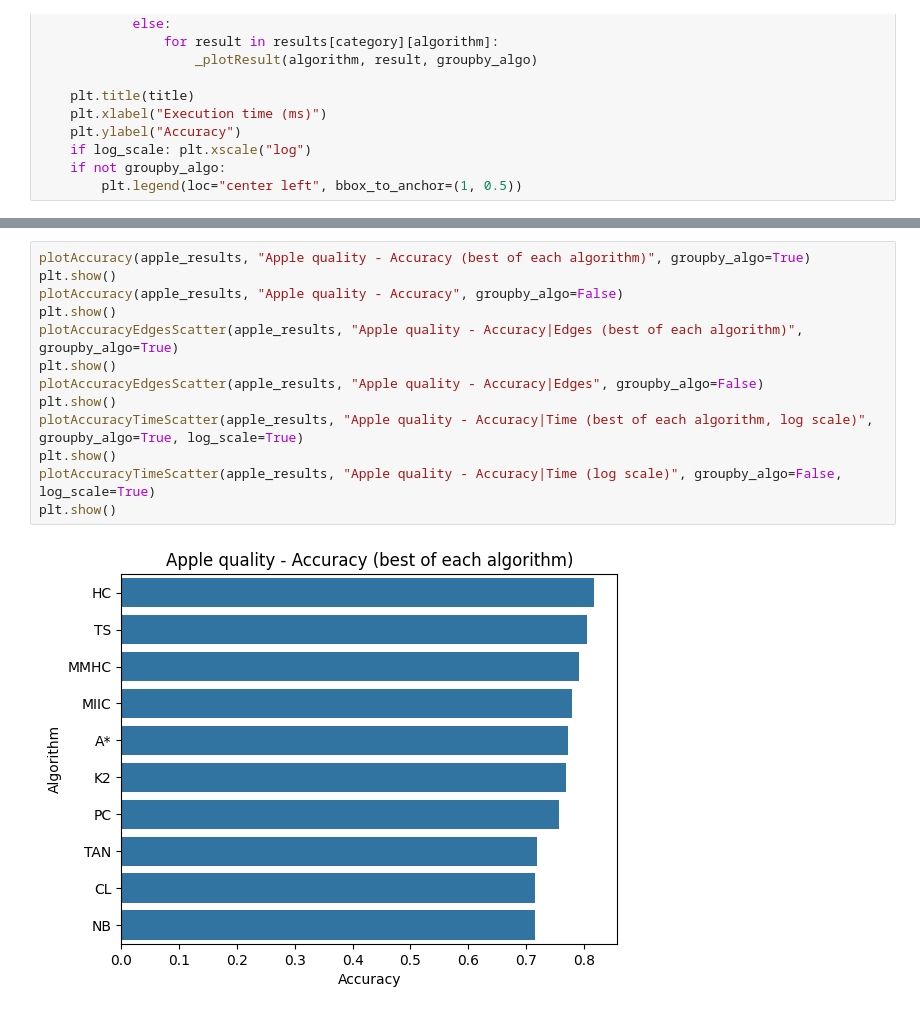
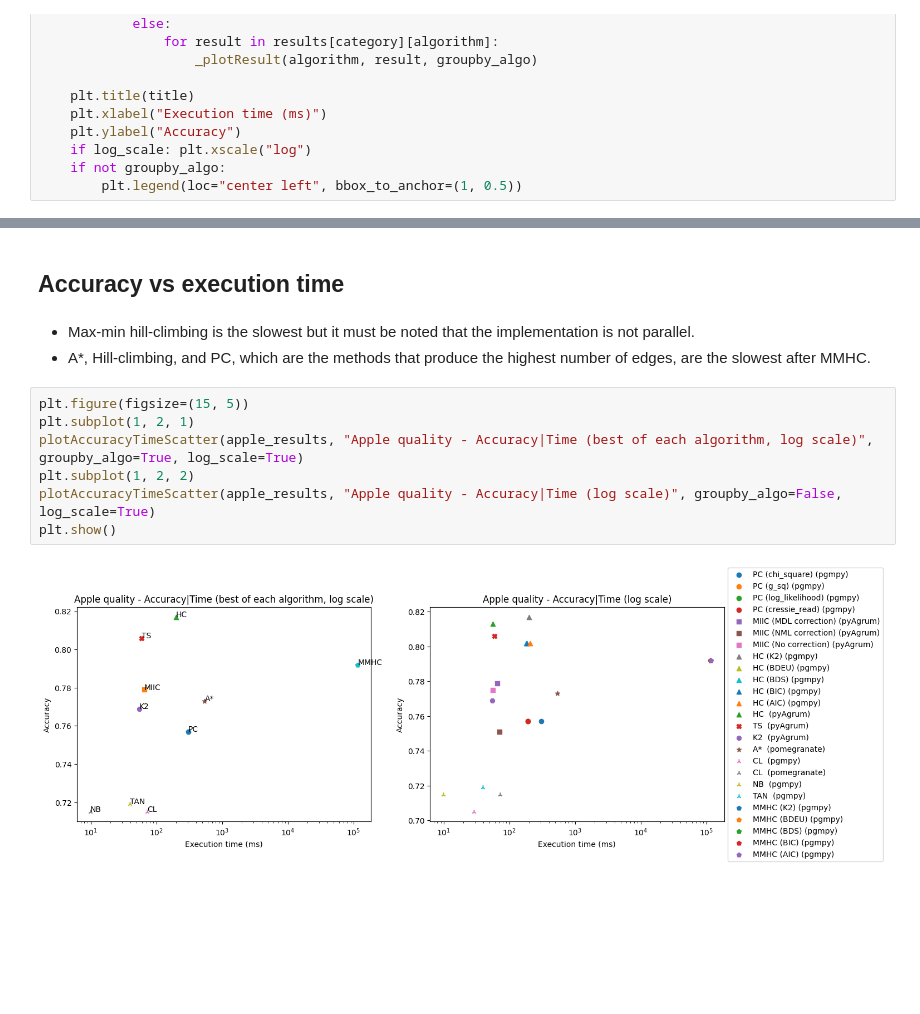
Before and after one commit to NotXia/bn-structure-learning-comparison, a Jupyter notebook: src/plots.ipynb, the cells around one changed output, grey strips where cells are left out. Cells and saved outputs as stored; diff of their text form; blank space fills up the shorter version.

```diff
--- a/src/plots.ipynb
+++ b/src/plots.ipynb
@@ -107,15 +170,14 @@ def plotAccuracyTimeScatter(results, title, groupby_algo=False, log_scale=False)
+# %% [markdown]
+## Accuracy vs execution time
+# %% [markdown]
+- Max-min hill-climbing is the slowest but it must be noted that the implementation is not parallel.
+- A*, Hill-climbing, and PC, which are the methods that produce the highest number of edges, are the slowest after MMHC.
 # %%
-plotAccuracy(apple_results, "Apple quality - Accuracy (best of each algorithm)", groupby_algo=True)
-plt.show()
-plotAccuracy(apple_results, "Apple quality - Accuracy", groupby_algo=False)
-plt.show()
-plotAccuracyEdgesScatter(apple_results, "Apple quality - Accuracy|Edges (best of each algorithm)", groupby_algo=True)
-plt.show()
-plotAccuracyEdgesScatter(apple_results, "Apple quality - Accuracy|Edges", groupby_algo=False)
-plt.show()
+plt.figure(figsize=(15, 5))
+plt.subplot(1, 2, 1)
 plotAccuracyTimeScatter(apple_results, "Apple quality - Accuracy|Time (best of each algorithm, log scale)", groupby_algo=True, log_scale=True)
-plt.show()
+plt.subplot(1, 2, 2)
 plotAccuracyTimeScatter(apple_results, "Apple quality - Accuracy|Time (log scale)", groupby_algo=False, log_scale=True)
 plt.show()
 # %% [output]
-[figure, old version]
+[figure, new version]
```
Also changed, not shown: parts of 19 cells of this notebook.
